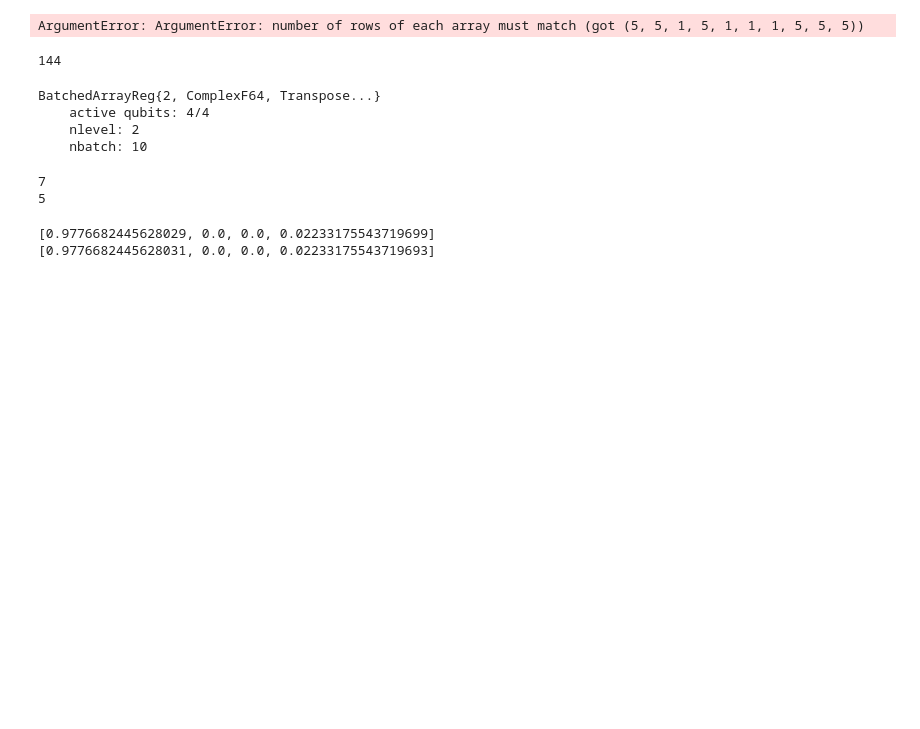
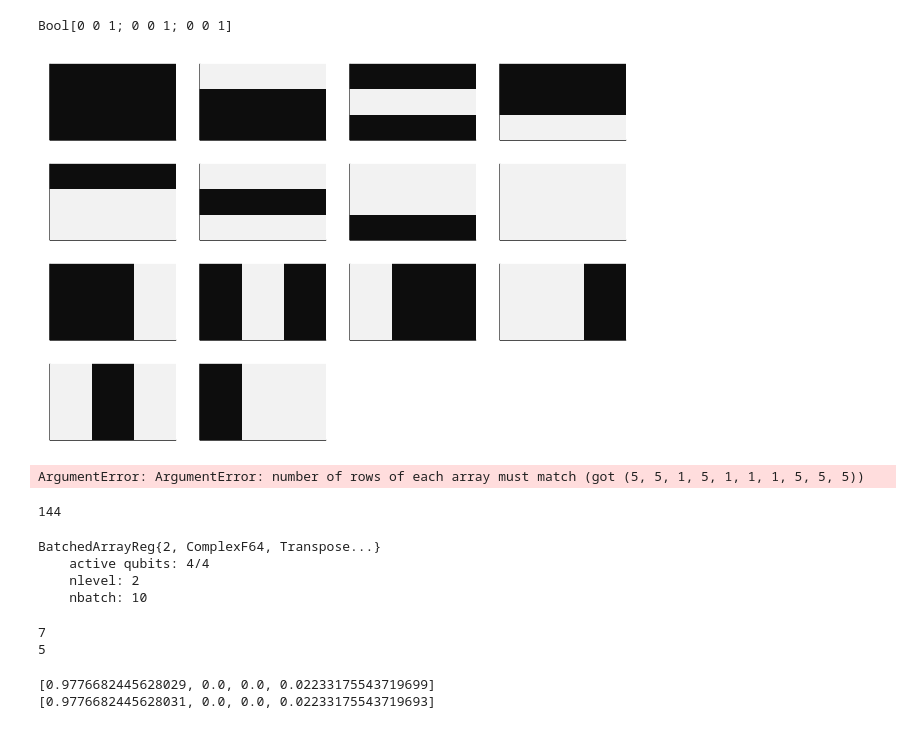
Before and after one commit to p-luo/MatchgateGAN, a Jupyter notebook: juliatest.ipynb, the cells around one changed output. Drawn from its saved outputs; the diff is of its cells as text; code cells hidden in the pictures; blank space fills up the shorter version.

```diff
--- a/juliatest.ipynb
+++ b/juliatest.ipynb
@@ -1,3 +93,34 @@
+# %%
+using Plots
+
+data_train = []
+
+push!(data_train,Bool[0 0 0;0 0 0; 0 0 0])
+push!(data_train,Bool[0 0 0;0 0 0; 1 1 1])
+push!(data_train,Bool[0 0 0;1 1 1; 0 0 0])
+push!(data_train,Bool[1 1 1;0 0 0; 0 0 0])
+push!(data_train,Bool[1 1 1;1 1 1; 0 0 0])
+push!(data_train,Bool[1 1 1;0 0 0; 1 1 1])
+push!(data_train,Bool[0 0 0;1 1 1; 1 1 1])
+push!(data_train,Bool[1 1 1;1 1 1; 1 1 1])
+
+print(data_train[2] |> rotl90)
+
+for i in 2:7
+    push!(data_train, data_train[i] |> rotl90)
+end
+
+# for d in data_train
+#     print(d)
+# end
+# for d in data_train
+#     push!(data_train, rotl90(d))
+# end
+
+plot([heatmap(x, color=:grays, colorbar = false, ticks = false) for x in data_train]...)
+# %% [output]
+Bool[0 0 1; 0 0 1; 0 0 1]
+[figure, added]
 # %%
 using Random
 using Plots
```
Also changed, not shown: parts of 2 cells of this notebook, 7 other files.
